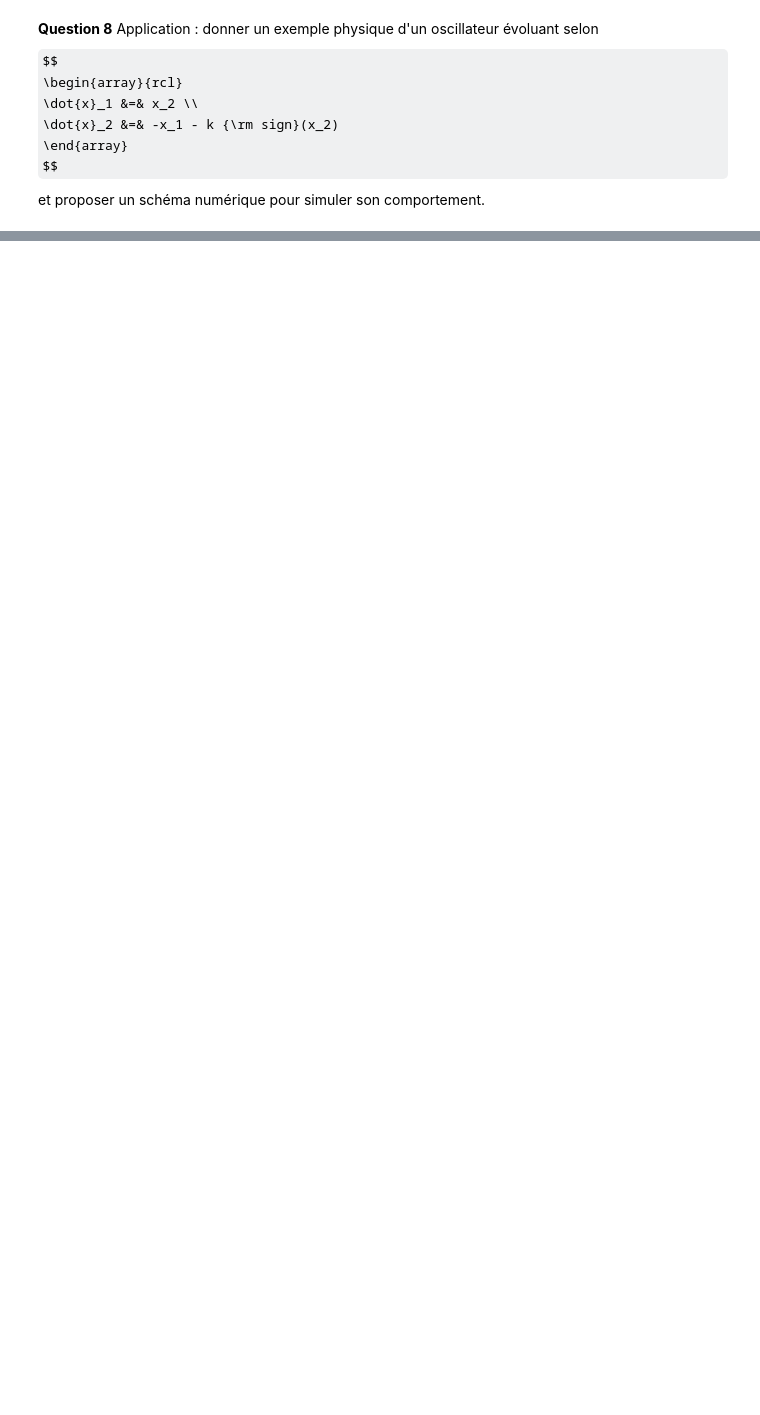
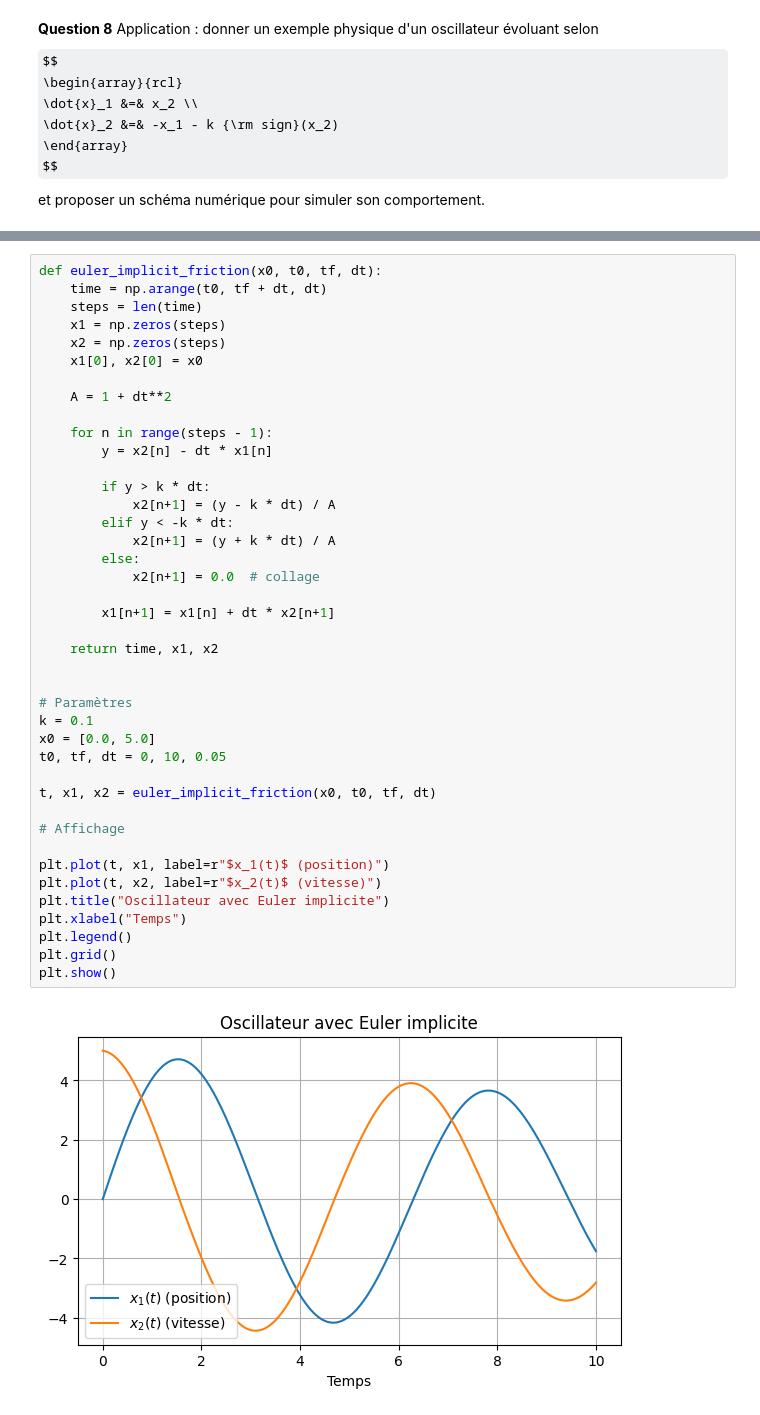
Before and after one commit to sybille-naudet/Maths---meufs-trop-styl-es, a Jupyter notebook: Projet - Equations Différentielles - 2025.ipynb, the cells around one changed output, grey strips where cells are left out. Drawn from its saved outputs; the diff is of its cells as text; some formulas as TeX source; blank space fills up the shorter version.

```diff
--- a/Projet - Equations Différentielles - 2025.ipynb
+++ b/Projet - Equations Différentielles - 2025.ipynb
@@ -189,0 +303,43 @@ def euler_implicit_friction(x0,t0,tf,dt):
+# %%
+def euler_implicit_friction(x0, t0, tf, dt):
+    time = np.arange(t0, tf + dt, dt)
+    steps = len(time)
+    x1 = np.zeros(steps)
+    x2 = np.zeros(steps)
+    x1[0], x2[0] = x0
+
+    A = 1 + dt**2
+
+    for n in range(steps - 1):
+        y = x2[n] - dt * x1[n]
+
+        if y > k * dt:
+            x2[n+1] = (y - k * dt) / A
+        elif y < -k * dt:
+            x2[n+1] = (y + k * dt) / A
+        else:
+            x2[n+1] = 0.0  # collage
+
+        x1[n+1] = x1[n] + dt * x2[n+1]
+
+    return time, x1, x2
+
+
+# Paramètres
+k = 0.1
+x0 = [0.0, 5.0]
+t0, tf, dt = 0, 10, 0.05
+
+t, x1, x2 = euler_implicit_friction(x0, t0, tf, dt)
+
+# Affichage
+
+plt.plot(t, x1, label=r"$x_1(t)$ (position)")
+plt.plot(t, x2, label=r"$x_2(t)$ (vitesse)")
+plt.title("Oscillateur avec Euler implicite")
+plt.xlabel("Temps")
+plt.legend()
+plt.grid()
+plt.show()
+# %% [output]
+[figure, added]
```
Also changed, not shown: parts of 8 cells of this notebook.
